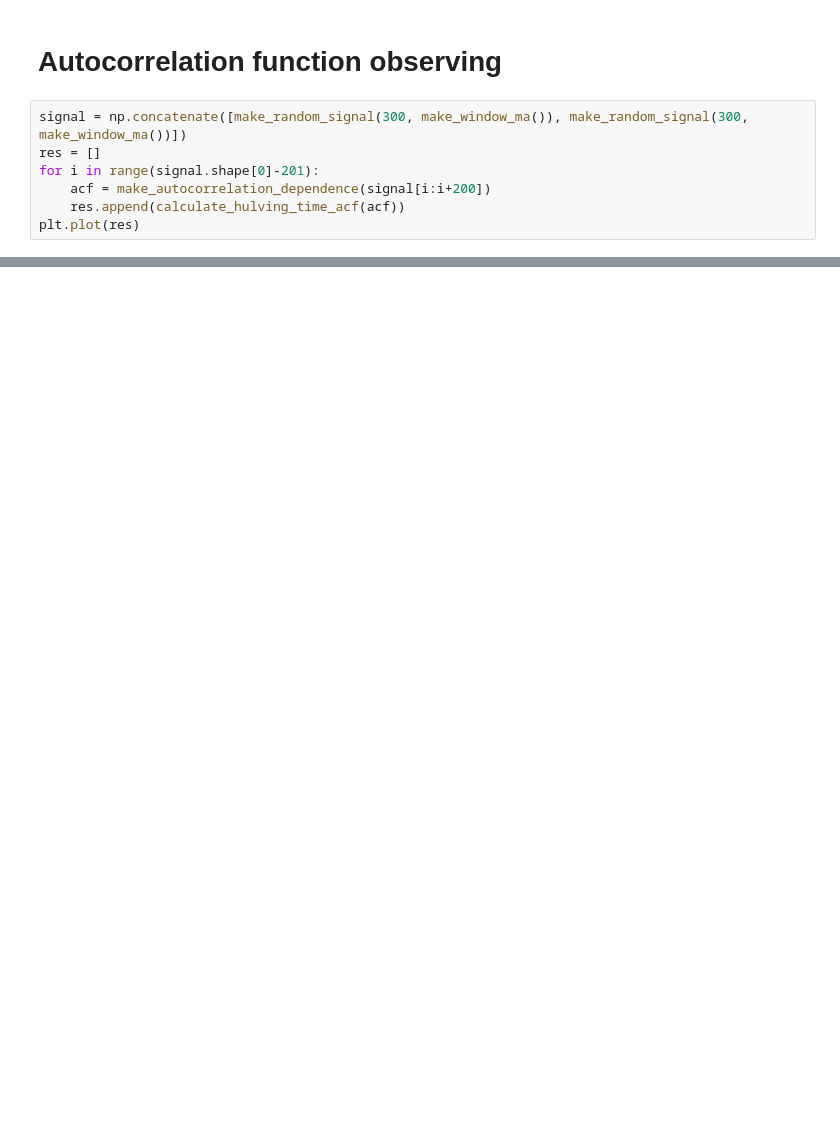
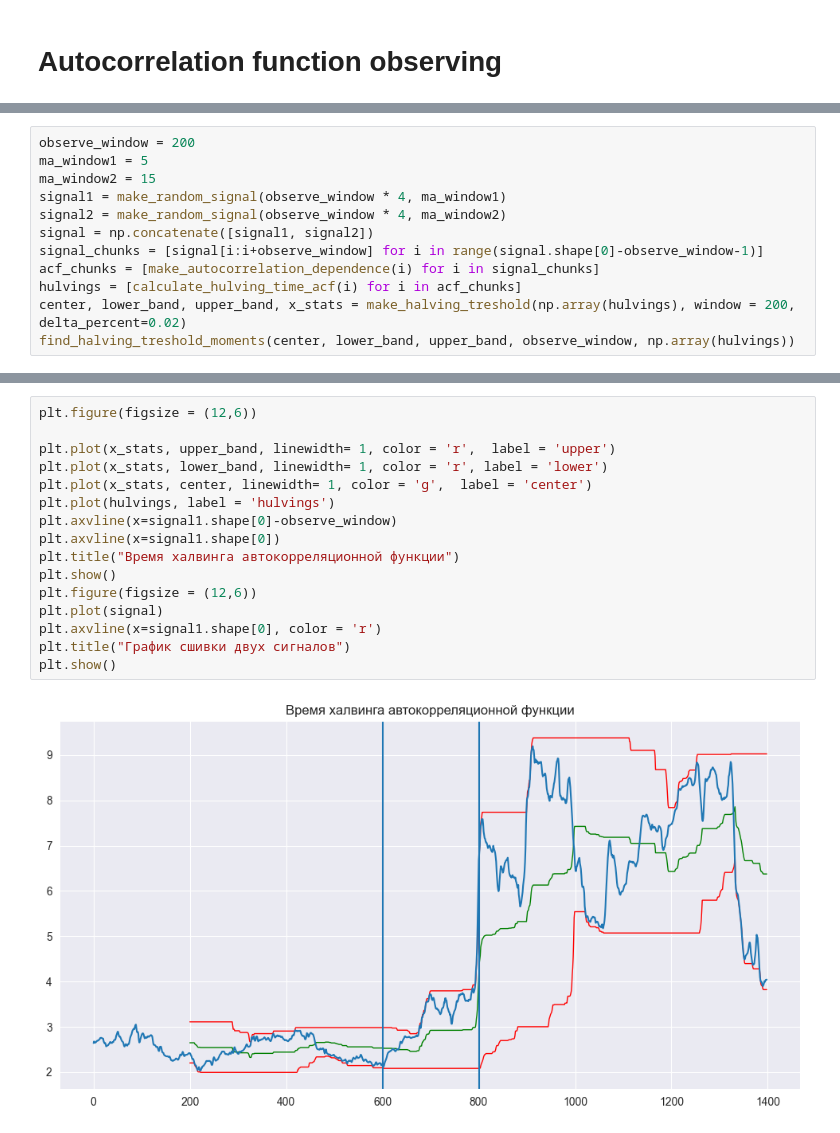
Before and after one commit to aldmitry/signal_processing_with_NN, a Jupyter notebook: ACF_NN.ipynb, the cells around one changed output, grey strips where cells are left out. Cells and saved outputs as stored; diff of their text form; blank space fills up the shorter version.

Commit message:
Add hulving find moments

```diff
--- a/ACF_NN.ipynb
+++ b/ACF_NN.ipynb
@@ -112,9 +190,2 @@ def calculate_hulving_time_acf(y, x = None):
 # %% [markdown]
 # Autocorrelation function observing
-# %%
-signal = np.concatenate([make_random_signal(300, make_window_ma()), make_random_signal(300, make_window_ma())])
-res = []
-for i in range(signal.shape[0]-201):
-    acf = make_autocorrelation_dependence(signal[i:i+200])
-    res.append(calculate_hulving_time_acf(acf))
-plt.plot(res)
@@ -128,0 +192,12 @@ plt.plot(signal)
+# %%
+observe_window = 200
+ma_window1 = 5
+ma_window2 = 15
+signal1 = make_random_signal(observe_window * 4, ma_window1)
+signal2 = make_random_signal(observe_window * 4, ma_window2)
+signal = np.concatenate([signal1, signal2])
+signal_chunks = [signal[i:i+observe_window] for i in range(signal.shape[0]-observe_window-1)]
+acf_chunks = [make_autocorrelation_dependence(i) for i in signal_chunks]
+hulvings = [calculate_hulving_time_acf(i) for i in acf_chunks]
+center, lower_band, upper_band, x_stats = make_halving_treshold(np.array(hulvings), window = 200, delta_percent=0.02)
+find_halving_treshold_moments(center, lower_band, upper_band, observe_window, np.array(hulvings))
@@ -128,0 +207,18 @@ plt.plot(signal)
+# %%
+plt.figure(figsize = (12,6))
+
+plt.plot(x_stats, upper_band, linewidth= 1, color = 'r',  label = 'upper')
+plt.plot(x_stats, lower_band, linewidth= 1, color = 'r', label = 'lower')
+plt.plot(x_stats, center, linewidth= 1, color = 'g',  label = 'center')
+plt.plot(hulvings, label = 'hulvings')
+plt.axvline(x=signal1.shape[0]-observe_window)
+plt.axvline(x=signal1.shape[0])
+plt.title("Время халвинга автокорреляционной функции")
+plt.show()
+plt.figure(figsize = (12,6))
+plt.plot(signal)
+plt.axvline(x=signal1.shape[0], color = 'r')
+plt.title("График сшивки двух сигналов")
+plt.show()
+# %% [output]
+[figure, added]
```
Also changed, not shown: parts of 8 cells of this notebook, 2 other files.
